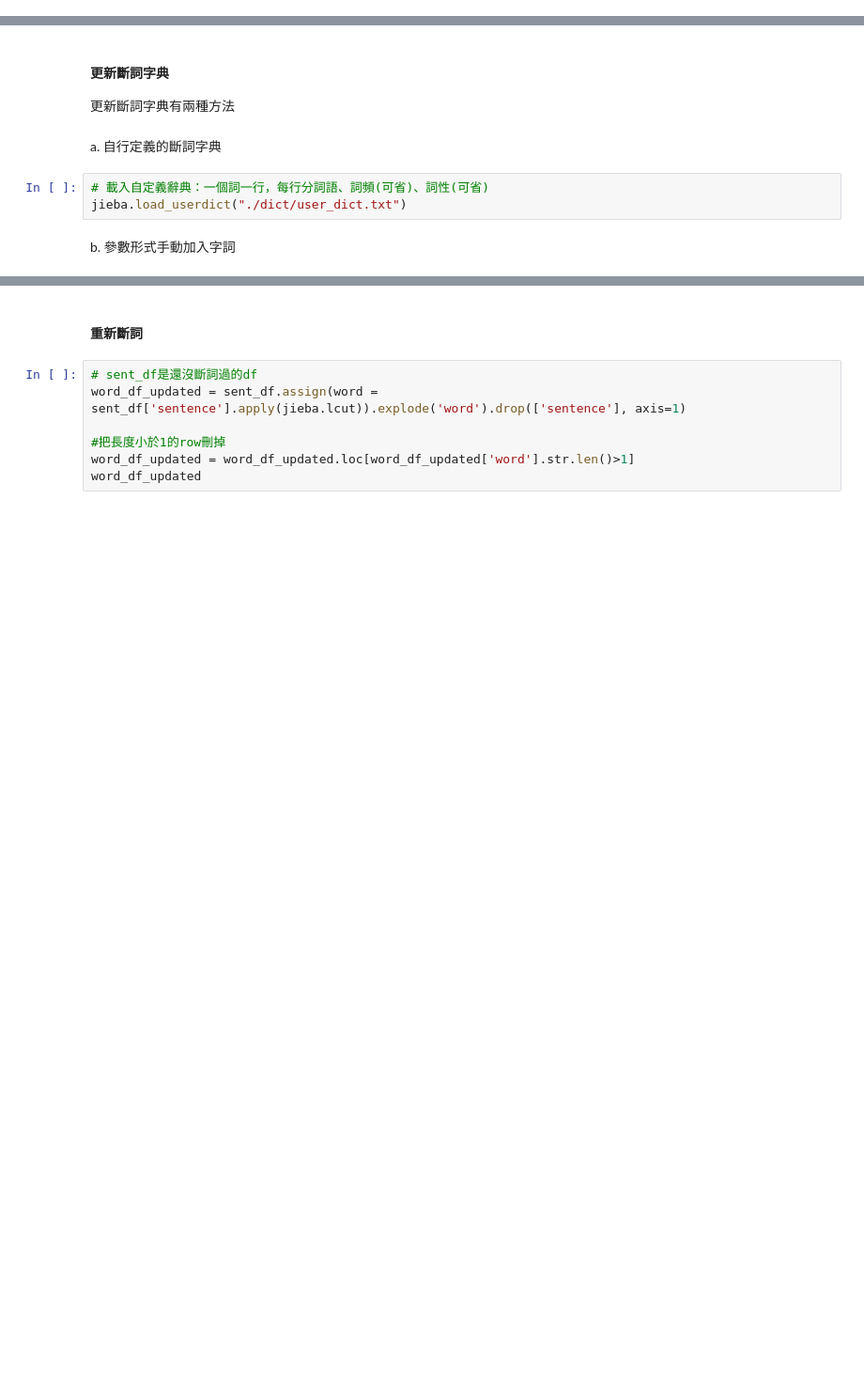
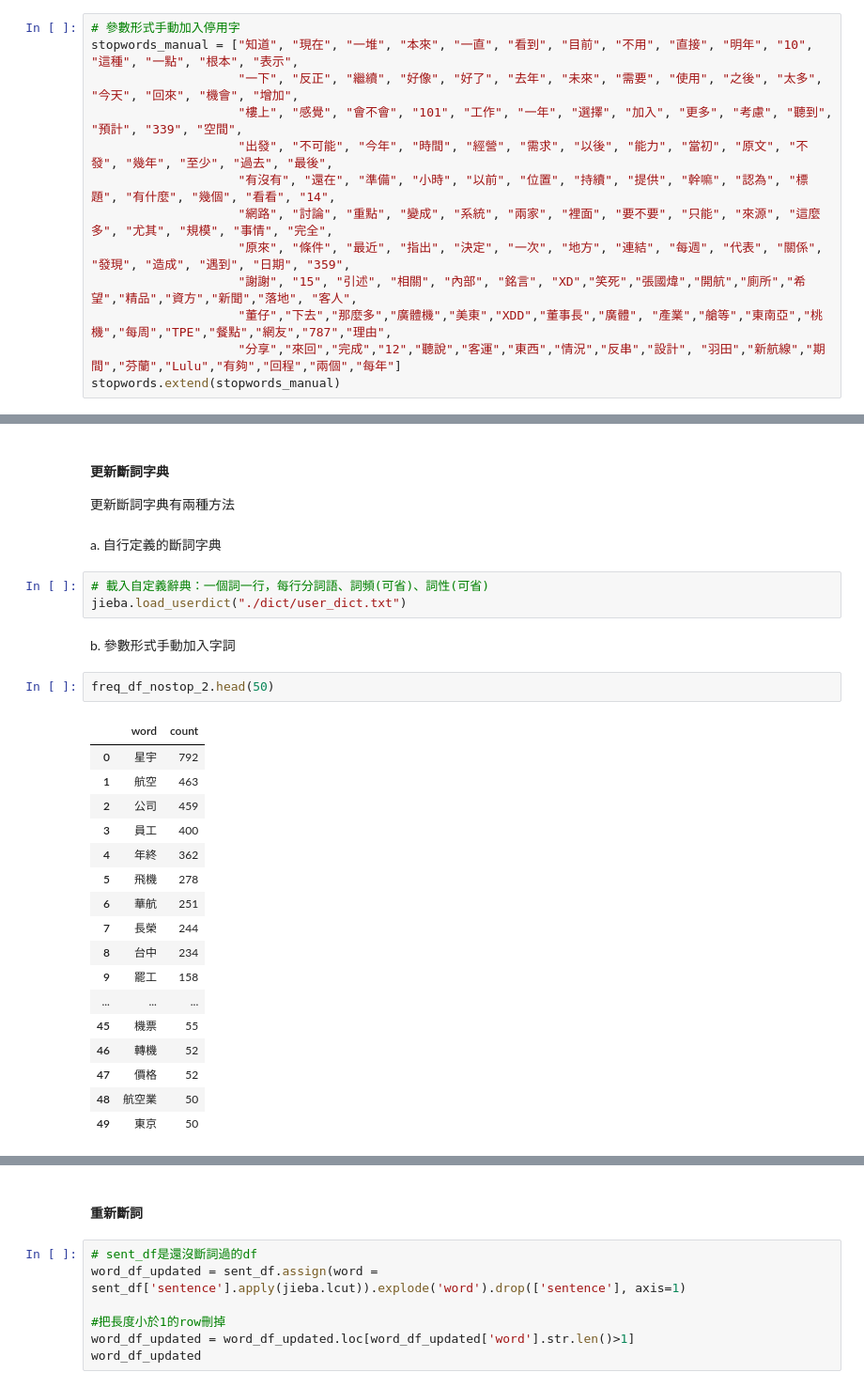
Before and after one commit to wooooodfire/SMA_G2_PRJ1, a Jupyter notebook: starlux-project1.ipynb, the cells around one changed output, grey strips where cells are left out. Shown at 94% size. Drawn from its saved outputs; the diff is of its cells as text; blank space fills up the shorter version.

```diff
--- a/starlux-project1.ipynb
+++ b/starlux-project1.ipynb
@@ -286,3 +361,16 @@ stopwords.extend(stopwords_manual)
+# %%
+# 參數形式手動加入停用字
+stopwords_manual = ["知道", "現在", "一堆", "本來", "一直", "看到", "目前", "不用", "直接", "明年", "10", "這種", "一點", "根本", "表示",
+                    "一下", "反正", "繼續", "好像", "好了", "去年", "未來", "需要", "使用", "之後", "太多", "今天", "回來", "機會", "增加",
+                    "樓上", "感覺", "會不會", "101", "工作", "一年", "選擇", "加入", "更多", "考慮", "聽到", "預計", "339", "空間",
+                    "出發", "不可能", "今年", "時間", "經營", "需求", "以後", "能力", "當初", "原文", "不發", "幾年", "至少", "過去", "最後",
+                    "有沒有", "還在", "準備", "小時", "以前", "位置", "持續", "提供", "幹嘛", "認為", "標題", "有什麼", "幾個", "看看", "14",
+                    "網路", "討論", "重點", "變成", "系統", "兩家", "裡面", "要不要", "只能", "來源", "這麼多", "尤其", "規模", "事情", "完全",
+                    "原來", "條件", "最近", "指出", "決定", "一次", "地方", "連結", "每週", "代表", "關係", "發現", "造成", "遇到", "日期", "359",
+                    "謝謝", "15", "引述", "相關", "內部", "銘言", "XD","笑死","張國煒","開航","廁所","希望","精品","資方","新聞","落地", "客人",
+                    "董仔","下去","那麼多","廣體機","美東","XDD","董事長","廣體", "產業","艙等","東南亞","桃機","每周","TPE","餐點","網友","787","理由",
+                    "分享","來回","完成","12","聽說","客運","東西","情況","反串","設計", "羽田","新航線","期間","芬蘭","Lulu","有夠","回程","兩個","每年"]
+stopwords.extend(stopwords_manual)
 # %%
 noStop_df_2 = noStop_df[~noStop_df['word'].isin(stopwords)]
 noStop_df_2.head(10)
@@ -331,3 +435,23 @@ a. 自行定義的斷詞字典
 jieba.load_userdict("./dict/user_dict.txt")
 # %% [markdown]
 b. 參數形式手動加入字詞
+# %%
+freq_df_nostop_2.head(50)
+# %% [output]
+|  | word | count |
+| 0 | 星宇 | 792 |
+| 1 | 航空 | 463 |
+| 2 | 公司 | 459 |
+| 3 | 員工 | 400 |
+| 4 | 年終 | 362 |
+| 5 | 飛機 | 278 |
+| 6 | 華航 | 251 |
+| 7 | 長榮 | 244 |
+| 8 | 台中 | 234 |
+| 9 | 罷工 | 158 |
+| ... | ... | ... |
+| 45 | 機票 | 55 |
+| 46 | 轉機 | 52 |
+| 47 | 價格 | 52 |
+| 48 | 航空業 | 50 |
+| 49 | 東京 | 50 |
```
Also changed, not shown: parts of 32 cells of this notebook, 2 other files.
